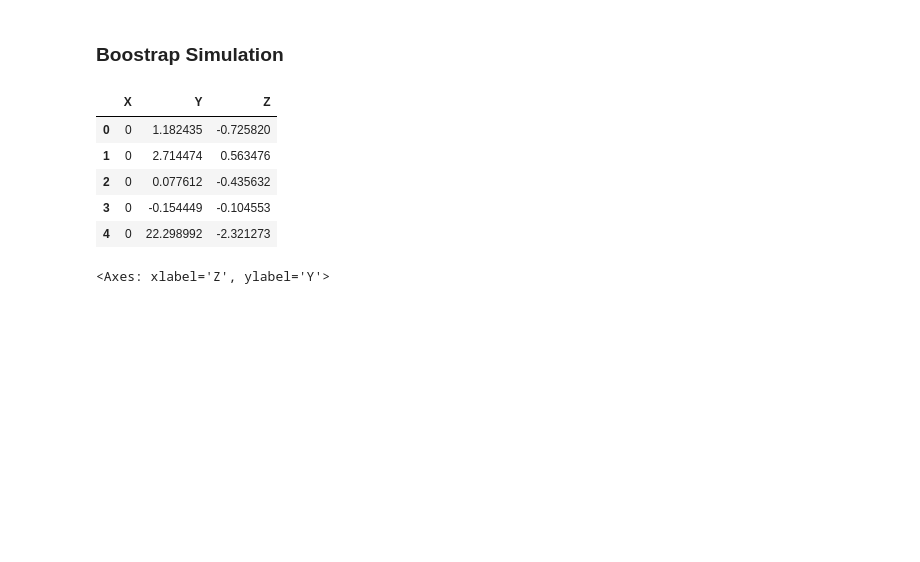
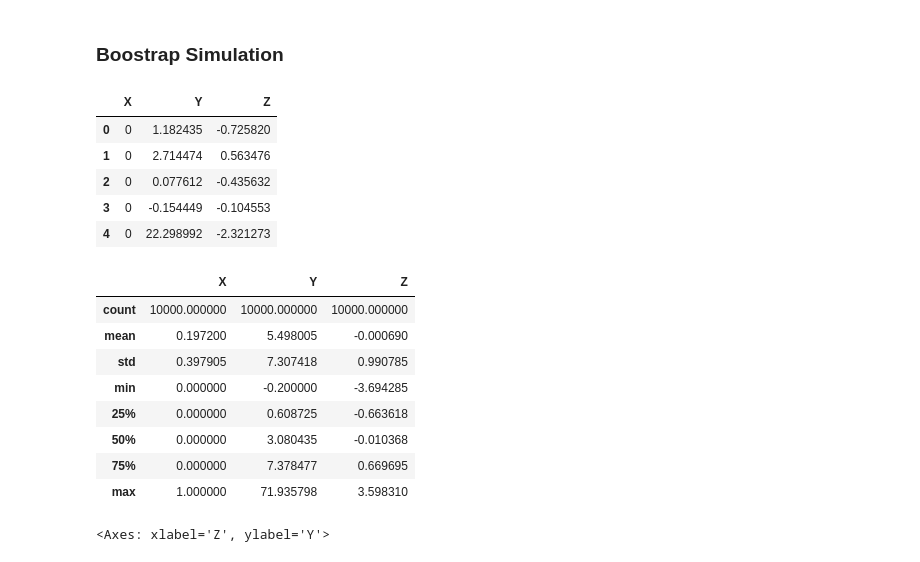
Before and after one commit to jtvon/2025-summer-mod-6, a Jupyter notebook: notebooks/Homework_2_notebook.ipynb, the cells around one changed output. Cells and saved outputs as stored; diff of their text form; code cells hidden in the pictures; blank space fills up the shorter version.

```diff
--- a/notebooks/Homework_2_notebook.ipynb
+++ b/notebooks/Homework_2_notebook.ipynb
@@ -105,6 +106,18 @@ df_2.head()
 | 2 | 0 | 0.077612 | -0.435632 |
 | 3 | 0 | -0.154449 | -0.104553 |
 | 4 | 0 | 22.298992 | -2.321273 |
+# %%
+df_2.describe()
+# %% [output]
+|  | X | Y | Z |
+| count | 10000.000000 | 10000.000000 | 10000.000000 |
+| mean | 0.197200 | 5.498005 | -0.000690 |
+| std | 0.397905 | 7.307418 | 0.990785 |
+| min | 0.000000 | -0.200000 | -3.694285 |
+| 25% | 0.000000 | 0.608725 | -0.663618 |
+| 50% | 0.000000 | 3.080435 | -0.010368 |
+| 75% | 0.000000 | 7.378477 | 0.669695 |
+| max | 1.000000 | 71.935798 | 3.598310 |
 # %%
 # Plot the data
 plt.figure(figsize=(10,6))
```
Also changed, not shown: parts of 6 cells of this notebook, 1 other file.
